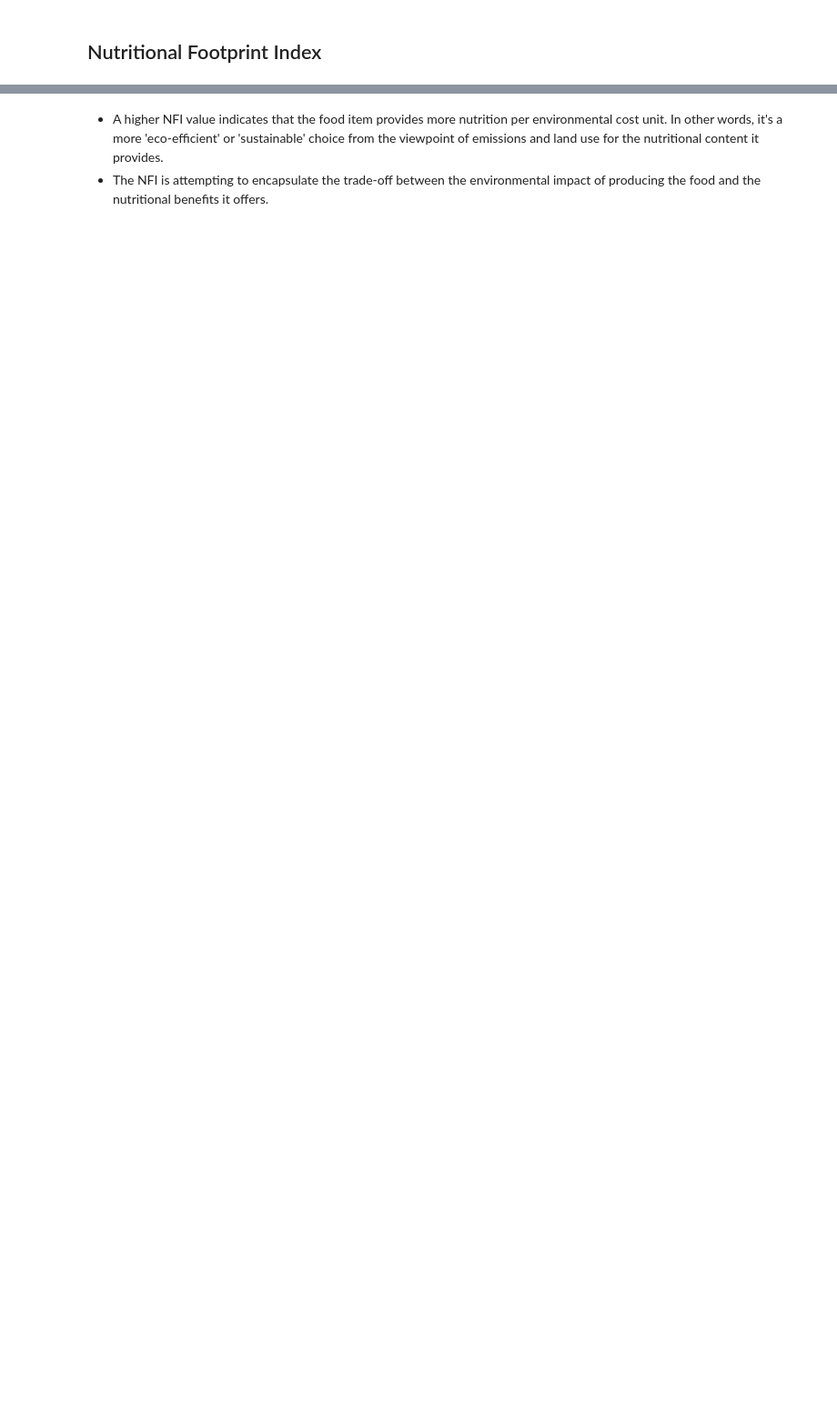
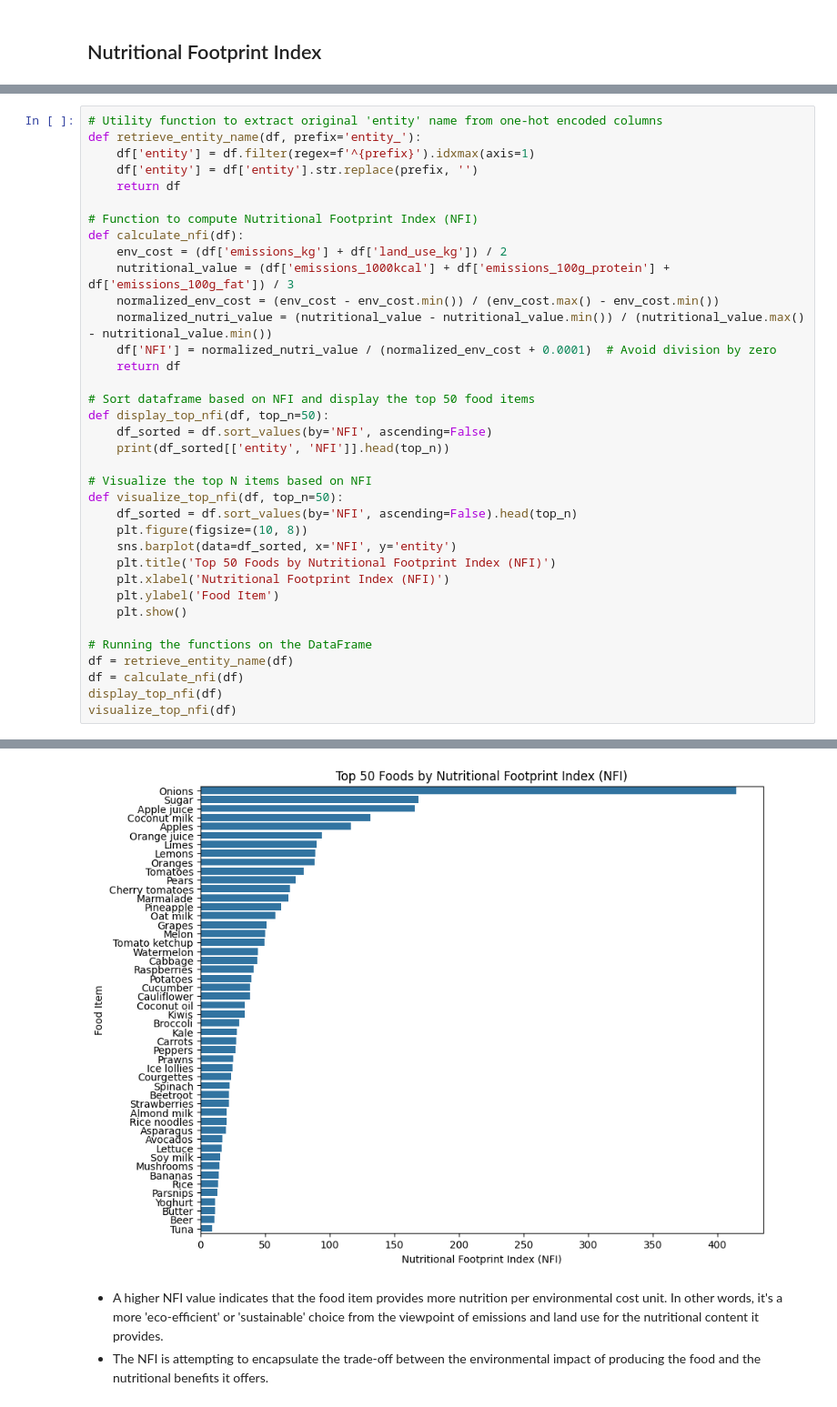
Before and after one commit to jld224/BananaIndex, a Jupyter notebook: BananaIndex.ipynb, the cells around one changed output, grey strips where cells are left out. Shown at 91% size. Saved outputs shown, nothing was run; the diff lists cells and outputs as text; blank space fills up the shorter version.

```diff
--- a/BananaIndex.ipynb
+++ b/BananaIndex.ipynb
@@ -426,0 +406,37 @@ print(df_sorted[['entity', 'NFI']].head(50))  # Show top 5 results
+# %%
+# Utility function to extract original 'entity' name from one-hot encoded columns
+def retrieve_entity_name(df, prefix='entity_'):
+    df['entity'] = df.filter(regex=f'^{prefix}').idxmax(axis=1)
+    df['entity'] = df['entity'].str.replace(prefix, '')
+    return df
+
+# Function to compute Nutritional Footprint Index (NFI)
+def calculate_nfi(df):
+    env_cost = (df['emissions_kg'] + df['land_use_kg']) / 2
+    nutritional_value = (df['emissions_1000kcal'] + df['emissions_100g_protein'] + df['emissions_100g_fat']) / 3
+    normalized_env_cost = (env_cost - env_cost.min()) / (env_cost.max() - env_cost.min())
+    normalized_nutri_value = (nutritional_value - nutritional_value.min()) / (nutritional_value.max() - nutritional_value.min())
+    df['NFI'] = normalized_nutri_value / (normalized_env_cost + 0.0001)  # Avoid division by zero
+    return df
+
+# Sort dataframe based on NFI and display the top 50 food items
+def display_top_nfi(df, top_n=50):
+    df_sorted = df.sort_values(by='NFI', ascending=False)
+    print(df_sorted[['entity', 'NFI']].head(top_n))
+
+# Visualize the top N items based on NFI
+def visualize_top_nfi(df, top_n=50):
+    df_sorted = df.sort_values(by='NFI', ascending=False).head(top_n)
+    plt.figure(figsize=(10, 8))
+    sns.barplot(data=df_sorted, x='NFI', y='entity')
+    plt.title('Top 50 Foods by Nutritional Footprint Index (NFI)')
+    plt.xlabel('Nutritional Footprint Index (NFI)')
+    plt.ylabel('Food Item')
+    plt.show()
+
+# Running the functions on the DataFrame
+df = retrieve_entity_name(df)
+df = calculate_nfi(df)
+display_top_nfi(df)
+visualize_top_nfi(df)
+# %% [output]
@@ -427,3 +460,4 @@ print(df_sorted[['entity', 'NFI']].head(50))  # Show top 5 results
+[figure, added]
 # %% [markdown]
    - A higher NFI value indicates that the food item provides more nutrition per environmental cost unit. In other words, it's a more 'eco-efficient' or 'sustainable' choice from the viewpoint of emissions and land use for the nutritional content it provides.
    - The NFI is attempting to encapsulate the trade-off between the environmental impact of producing the food and the nutritional benefits it offers.
```
Also changed, not shown: parts of 9 cells of this notebook.
